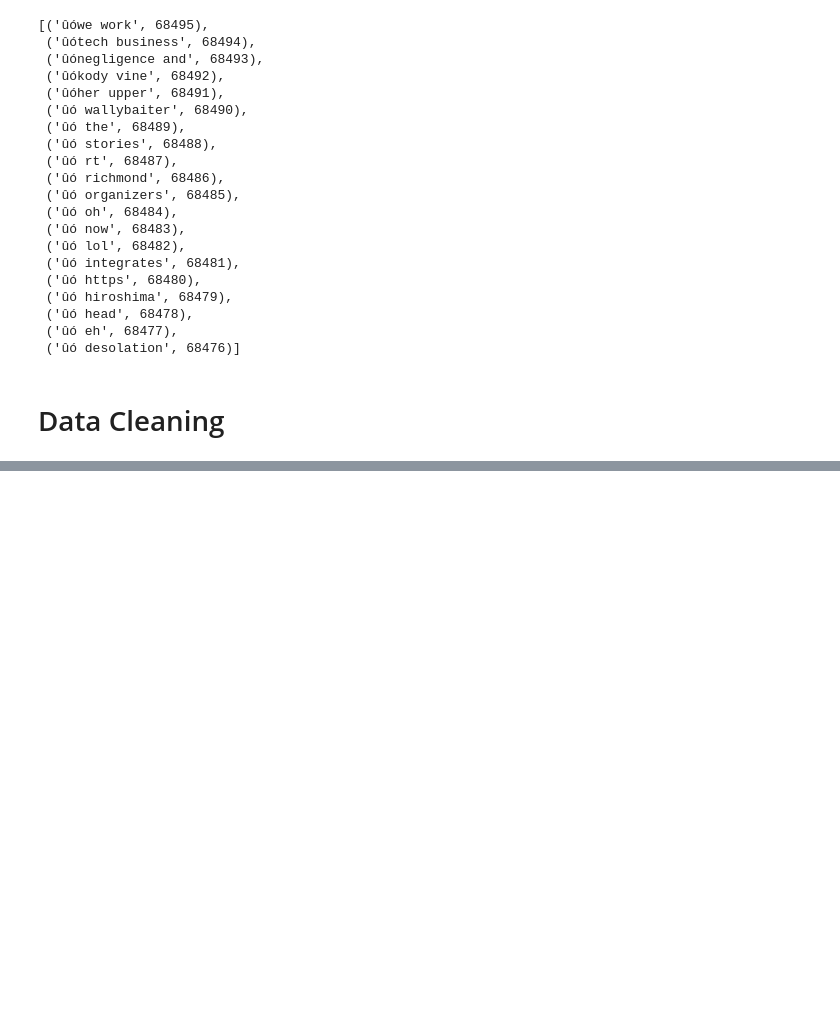
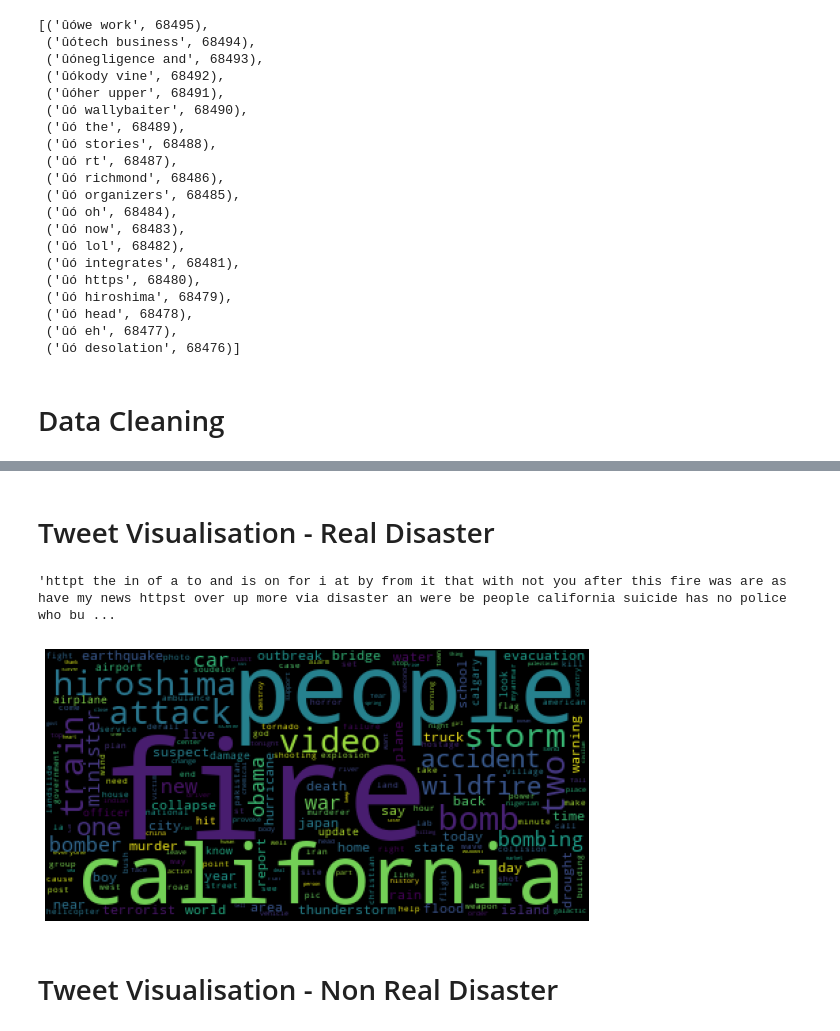
Before and after one commit to data-analytics-professionals/tweet-classification, a Jupyter notebook: tweets.ipynb, the cells around one changed output, grey strips where cells are left out. Saved outputs shown, nothing was run; the diff lists cells and outputs as text; code cells hidden in the pictures; blank space fills up the shorter version.

Commit message:
Added Tweet Visualisation - Real Disaster

```diff
--- a/tweets.ipynb
+++ b/tweets.ipynb
@@ -271,7 +332,7 @@ top_20_bi_gram_freq
 # %%
 # Function to clean tweets data
 def get_clean(x):
-    x = str(x).lower().replace('\\', '').replace('_', ' ')
+    x = str(x).lower().replace('\\', '').replace('_', ' ').replace('.', ' ')
     x = kgp.cont_exp(x)
     x = kgp.remove_emails(x)
     x = kgp.remove_urls(x)
@@ -279,5 +340,8 @@ def get_clean(x):
     x = kgp.remove_rt(x)
     x = kgp.remove_accented_chars(x)
     x = kgp.remove_special_chars(x)
-    x = kgp.sub("(.)\\1{2,}", "\\1", x)
+    x = re.sub("(.)\\1{2,}", "\\1", x)
     return x
+# %%
+df['text'] = df['text'].apply(lambda x: get_clean(x))
+df.head()
@@ -283,0 +355,20 @@ def get_clean(x):
+# %% [markdown]
+# Tweet Visualisation - Real Disaster
+# %%
+real_disaster_tweets = kgp.get_word_freqs(df=df[df["target"]==1], col="text")
+real_disaster_tweets = " ".join(real_disaster_tweets.index)
+real_disaster_tweets
+# %% [output]
+'httpt the in of a to and is on for i at by from it that with not you after this fire was are as have my news httpst over up more via disaster an were be people california suicide has no police who bu ...
+# %%
+word_cloud = WordCloud(max_font_size=100)
+word_cloud.generate(real_disaster_tweets)
+
+# Plot Words
+plt.imshow(word_cloud)
+plt.axis("off")
+plt.show()
+# %% [output]
+[figure, added]
+# %% [markdown]
+# Tweet Visualisation - Non Real Disaster
```
Also changed, not shown: parts of 10 cells of this notebook.
